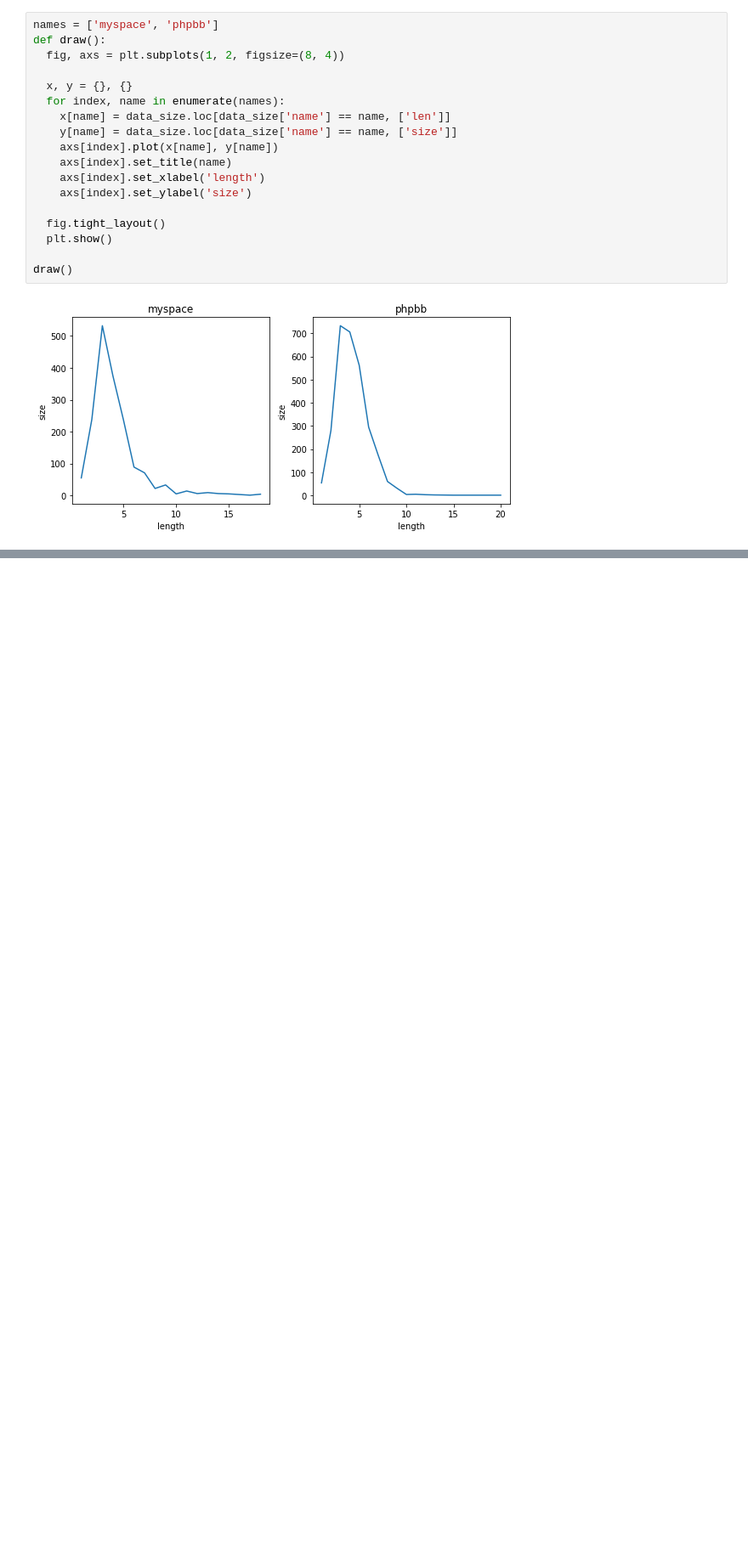
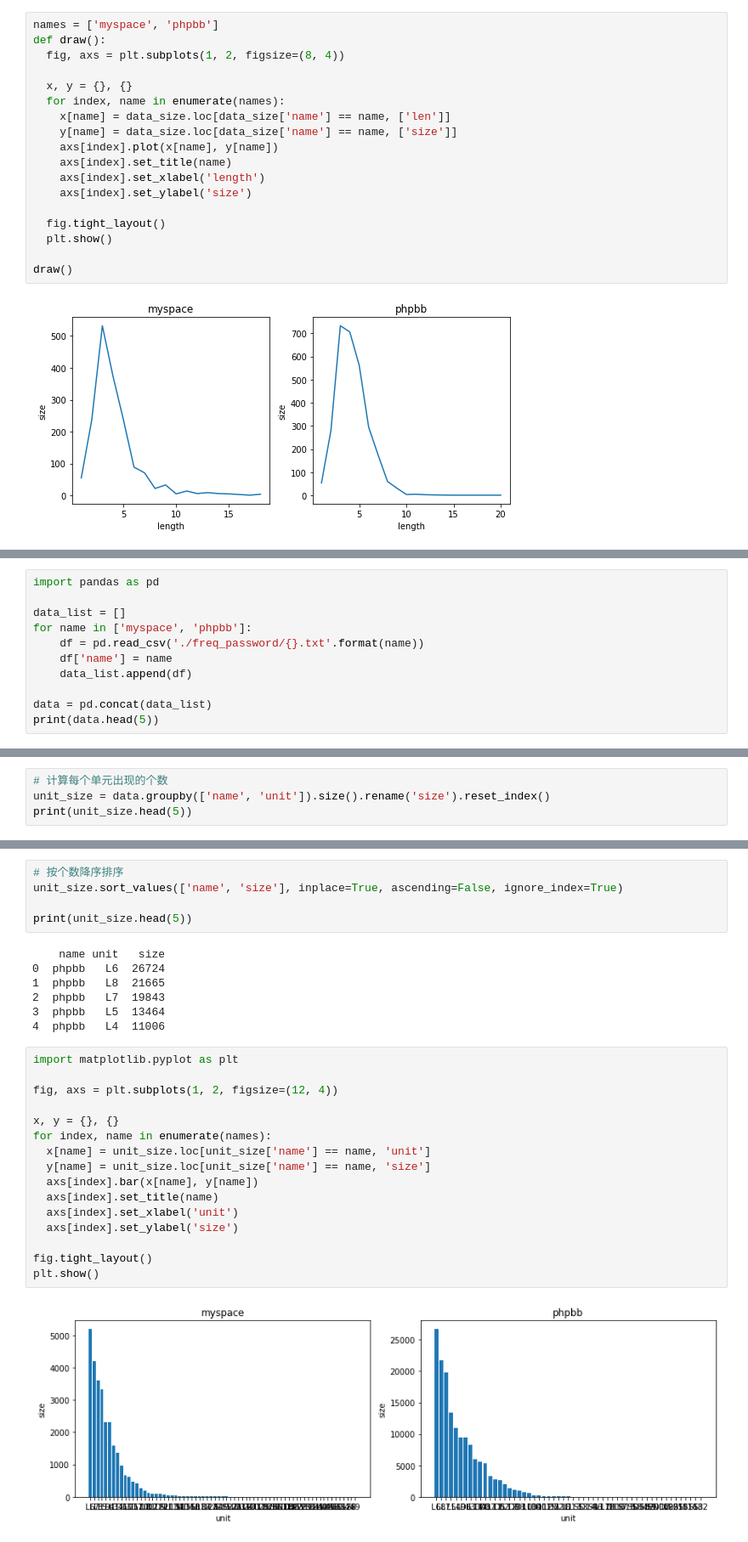
Before and after one commit to Kangjiabao123/GoogleColab, a Jupyter notebook: genpass/data_analysis.ipynb, the cells around one changed output, grey strips where cells are left out. Shown at 85% size. Saved outputs shown, nothing was run; the diff lists cells and outputs as text; blank space fills up the shorter version.

```diff
--- a/genpass/data_analysis.ipynb
+++ b/genpass/data_analysis.ipynb
@@ -175,0 +184,11 @@ draw()
+# %%
+import pandas as pd
+
+data_list = []
+for name in ['myspace', 'phpbb']:
+    df = pd.read_csv('./freq_password/{}.txt'.format(name))
+    df['name'] = name
+    data_list.append(df)
+
+data = pd.concat(data_list)
+print(data.head(5))
@@ -175,0 +202,4 @@ draw()
+# %%
+# 计算每个单元出现的个数
+unit_size = data.groupby(['name', 'unit']).size().rename('size').reset_index()
+print(unit_size.head(5))
@@ -175,0 +213,30 @@ draw()
+# %%
+# 按个数降序排序
+unit_size.sort_values(['name', 'size'], inplace=True, ascending=False, ignore_index=True)
+
+print(unit_size.head(5))
+# %% [output]
+    name unit   size
+0  phpbb   L6  26724
+1  phpbb   L8  21665
+2  phpbb   L7  19843
+3  phpbb   L5  13464
+4  phpbb   L4  11006
+# %%
+import matplotlib.pyplot as plt
+
+fig, axs = plt.subplots(1, 2, figsize=(12, 4))
+
+x, y = {}, {}
+for index, name in enumerate(names):
+  x[name] = unit_size.loc[unit_size['name'] == name, 'unit']
+  y[name] = unit_size.loc[unit_size['name'] == name, 'size']
+  axs[index].bar(x[name], y[name])
+  axs[index].set_title(name)
+  axs[index].set_xlabel('unit')
+  axs[index].set_ylabel('size')
+
+fig.tight_layout()
+plt.show()
+# %% [output]
+[figure, added]
```
Also changed, not shown: parts of 4 cells of this notebook.
